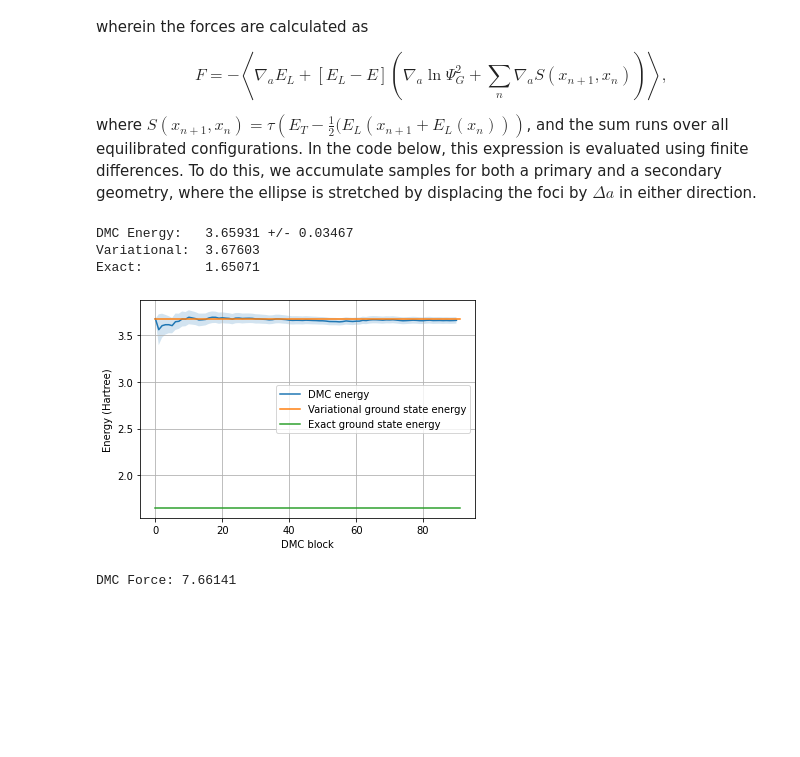
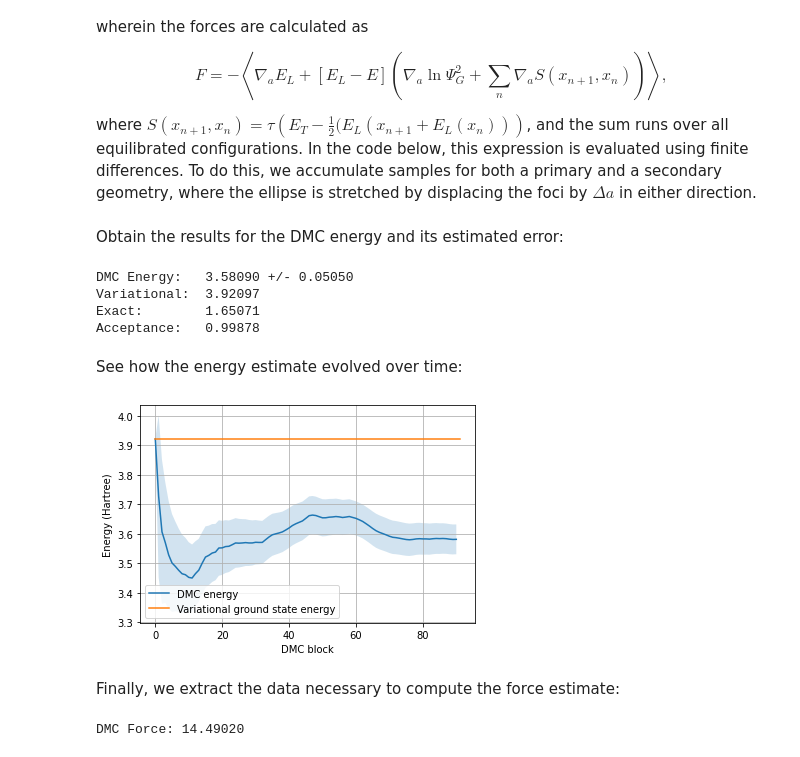
Before and after one commit to Jvanrhijn/pydmc, a Jupyter notebook: examples/elliptic_well.ipynb, the cells around one changed output. Saved outputs shown, nothing was run; the diff lists cells and outputs as text; code cells hidden in the pictures; blank space fills up the shorter version.

```diff
--- a/examples/elliptic_well.ipynb
+++ b/examples/elliptic_well.ipynb
@@ -46,9 +46,10 @@ from pydmc import *
 # %%
 q0 = 0.8253525490491695
 a0 = 1
-nconf = 10
-time_step = 1e-1
-reference_energy = 3.67603
+nconf = 100
+time_step = 1e-3
+#reference_energy = 3.67603
+reference_energy =  3.92097
 blocks = 100
 steps_per_block = 10
 hamiltonian = lambda psi, x: -0.5*psi.laplacian(x)
@@ -73,9 +88,13 @@ class GuidingWaveFunction(WaveFunction):
 
     def __call__(self, x):
         x, y = x
-        mu = np.real(np.arccosh((x + 1j*y)/self._a))
-        nu = np.imag(np.arccosh((x + 1j*y)/self._a))
-        return x*ground_state(mu, nu)
+        alpha = self._a*np.cosh(1)
+        beta = self._a*np.sinh(1)
+        r = np.sqrt((x/alpha)**2 + (y/beta)**2)
+        return x*(r + 1)/2 * (1 - (r+1)/2)
+        #mu = np.real(np.arccosh((x + 1j*y)/self._a))
+        #nu = np.imag(np.arccosh((x + 1j*y)/self._a))
+        #return x*ground_state(mu, nu)
 
     def gradient(self, x):
         return gradient_fd(self, x)
@@ -127,31 +146,39 @@ accum = Accumulator({
 })
 
 accum = dmc.run_dmc(time_step, blocks, steps_per_block, accumulator=accum, neq=10)
+# %% [markdown]
+Obtain the results for the DMC energy and its estimated error:
 # %%
 energy = dmc.energy_estimate[-1]
 err = dmc.energy_error[-1]
 print(f"DMC Energy:   {energy:.5f} +/- {err:.5f}")
 print(f"Variational:  {reference_energy:.5f}")
 print(f"Exact:        {2*q0/a0**2:.5f}")
+print(f"Acceptance:   {dmc.acceptance:.5f}")
 # %% [output]
-DMC Energy:   3.65931 +/- 0.03467
-Variational:  3.67603
+DMC Energy:   3.58090 +/- 0.05050
+Variational:  3.92097
 Exact:        1.65071
+Acceptance:   0.99878
+# %% [markdown]
+See how the energy estimate evolved over time:
 # %%
 plt.figure()
 ns = np.arange(0, len(dmc.energy_estimate))
 plt.plot(ns, dmc.energy_estimate, label="DMC energy")
 plt.fill_between(ns, dmc.energy_estimate - dmc.energy_error, dmc.energy_estimate + dmc.energy_error, alpha=0.2)
 
 exact = 2*q0/a0**2
 plt.plot([0, len(dmc.energy_estimate)], [reference_energy, reference_energy], label="Variational ground state energy")
-plt.plot([0, len(dmc.energy_estimate)], [exact, exact], label="Exact ground state energy")
+#plt.plot([0, len(dmc.energy_estimate)], [exact, exact], label="Exact ground state energy")
 plt.legend()
 plt.xlabel("DMC block")
 plt.ylabel("Energy (Hartree)")
 plt.grid()
 # %% [output]
-[figure, old version]
+[figure, new version]
+# %% [markdown]
+Finally, we extract the data necessary to compute the force estimate:
 # %%
 psis = accum.observables_data["wave function"]
 psis_sec = accum.observables_data["wave function secondary"]
@@ -174,4 +201,4 @@ local_force = -(local_energy_deriv + (local_energies[1:] - energy) * (2*psi_logd
 force = np.mean(local_force)
 print(f"DMC Force: {force:.5f}")
 # %% [output]
-DMC Force: 7.66141
+DMC Force: 14.49020
```
Also changed, not shown: parts of 3 cells of this notebook, 2 other files.
